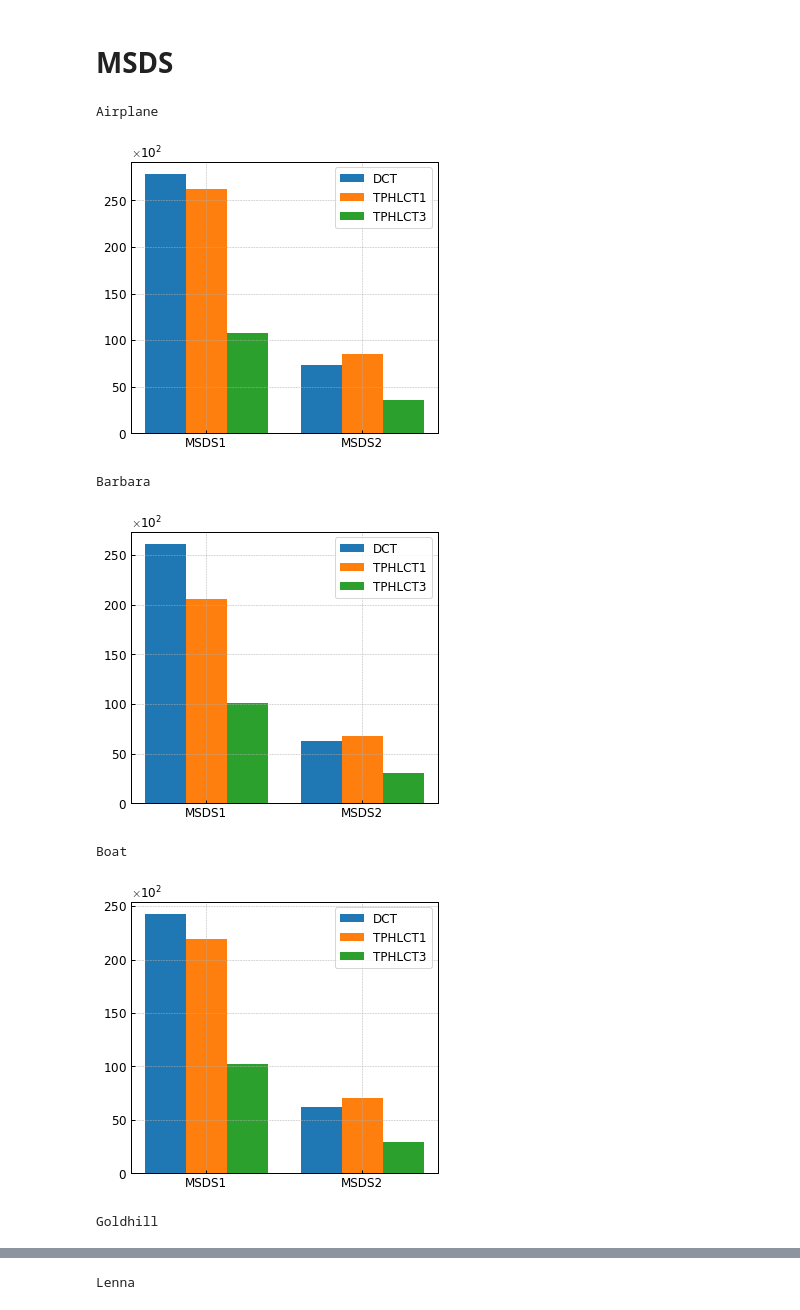
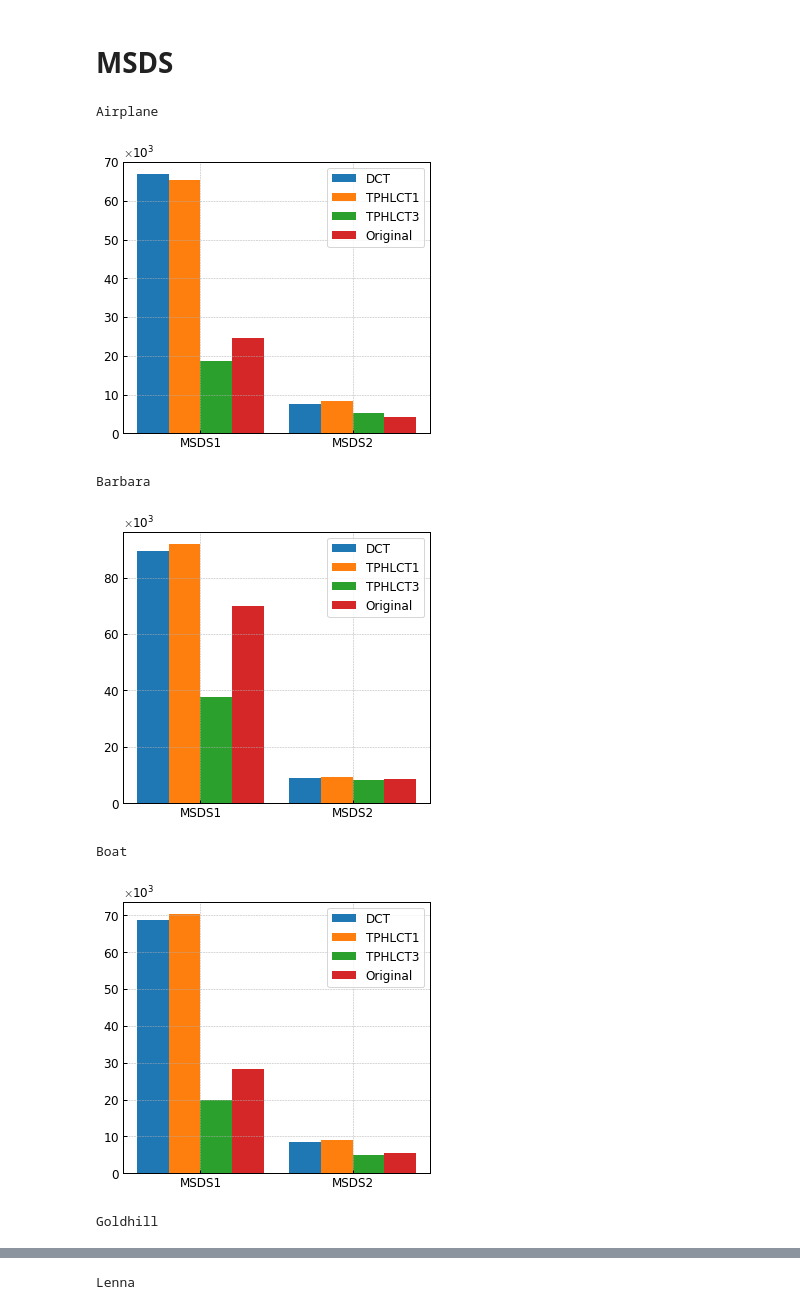
Before and after one commit to Hiroya-W/TPHLCT_and_DMLCT, a Jupyter notebook: Plot_tool/plot_tools.ipynb, the cells around one changed output, grey strips where cells are left out. Cells and saved outputs as stored; diff of their text form; code cells hidden in the pictures.

```diff
--- a/Plot_tool/plot_tools.ipynb
+++ b/Plot_tool/plot_tools.ipynb
@@ -36,7 +36,7 @@ class FixedOrderFormatter(ScalarFormatter):
     def _set_order_of_magnitude(self):
         self.orderOfMagnitude = self._order_of_mag
 # %%
-option = "8x8"
+option = "32x32"
 # %%
 df_1 = pd.read_excel("xlsx/DCT_"+ option +".xlsx",sheet_name=None)
 # %%
@@ -44,7 +44,7 @@ df_2 = pd.read_excel("xlsx/TPHLCT1_"+ option +".xlsx",sheet_name=None)
 # %%
 df_3 = pd.read_excel("xlsx/TPHLCT3_"+ option +".xlsx",sheet_name=None)
 # %%
-df_4 = pd.read_excel("xlsx/MSDS")
+df_4 = pd.read_excel("xlsx/MSDS_" + option + ".xlsx",sheet_name=None)
 # %%
 df_1["Airplane"].head()
 # %% [output]
@@ -150,6 +150,7 @@ for key in df_1.keys():
     bpp_index = 0
 
     print(key)
+    orisheet = df_4[key]
     sheet1 = df_1[key]
     sheet2 = df_2[key]
     sheet3 = df_3[key]
@@ -157,7 +158,9 @@ for key in df_1.keys():
     p1 = np.array([sheet1["MSDS1"][bpp_index], sheet1["MSDS2"][bpp_index]])
     p2 = np.array([sheet2["MSDS1"][bpp_index], sheet2["MSDS2"][bpp_index]])
     p3 = np.array([sheet3["MSDS1"][bpp_index], sheet3["MSDS2"][bpp_index]])
-    data = np.array([p1,p2,p3])
+    orip = np.array([orisheet["MSDS1"][bpp_index], orisheet["MSDS2"][bpp_index]])
+
+    data = np.array([p1,p2,p3,orip])
 
     # 軸の目盛り
 #     plt.gca().yaxis.set_tick_params(which='both', direction='in',bottom=True, top=False, left=True, right=False)
@@ -165,11 +168,11 @@ for key in df_1.keys():
     ax = fig.add_subplot(1,1,1) # Axesを作成
 
     # 種類
-    num_sample = 3
+    num_sample = 4
     # MSDS1, MSDS2の2つ
     num_item_per_sample = 2
     ## 凡例用のラベル（サンプル数だけ必要）
-    legend_labels = ["DCT", "TPHLCT1", "TPHLCT3"]
+    legend_labels = ["DCT", "TPHLCT1", "TPHLCT3","Original"]
     ## 棒グラフの幅
     width = 0.25
     ## 余白
@@ -180,36 +183,36 @@ for key in df_1.keys():
     ind = np.arange(num_item_per_sample) * block
 
     ## 各サンプルについて、棒グラフを描画する
     for i in range(num_sample):
         ax.bar(
             ind + width*i, 		## 棒グラフの左下の点の座標。データ毎に少しずつズラす
             data[i], 			## 各始点にプロットされる1次元配列
             width, 				## 棒の幅
             label=legend_labels[i]	 	## 棒の凡例名
             )
 
     ## x軸に表示するラベルを設定する
     xlabels = np.array(["MSDS1", "MSDS2"])
     ##x軸にラベルを表示する位置を設定する。
     xlocs = ind + width * num_sample / 2 - width/2
     ## xtics(labelの位置, label), labelは1次元配列
     ax.set_xticks(xlocs)
     ax.set_xticklabels(xlabels)
     ## 余白を加味したx軸方向の変域
 #     ax.set_xlim(-margin, ind[-1]+width*num_sample+margin)
 
-    ax.yaxis.set_major_formatter(FixedOrderFormatter(2 ,useMathText=True))
+    ax.yaxis.set_major_formatter(FixedOrderFormatter(3 ,useMathText=True))
     ax.ticklabel_format(style="sci",  axis="y",scilimits=(0,0))
 
     ax.legend()
 
     plt.savefig("output/msds" + key + "_" + option + ".png",dpi=300)
     plt.show()
 # %% [output]
 Airplane
-[figure, old version]
+[figure, new version]
 Barbara
-[figure, old version]
+[figure, new version]
 Boat
-[figure, old version]
+[figure, new version]
 Goldhill
```
Also changed, not shown: parts of 2 cells of this notebook, 24 other files.
